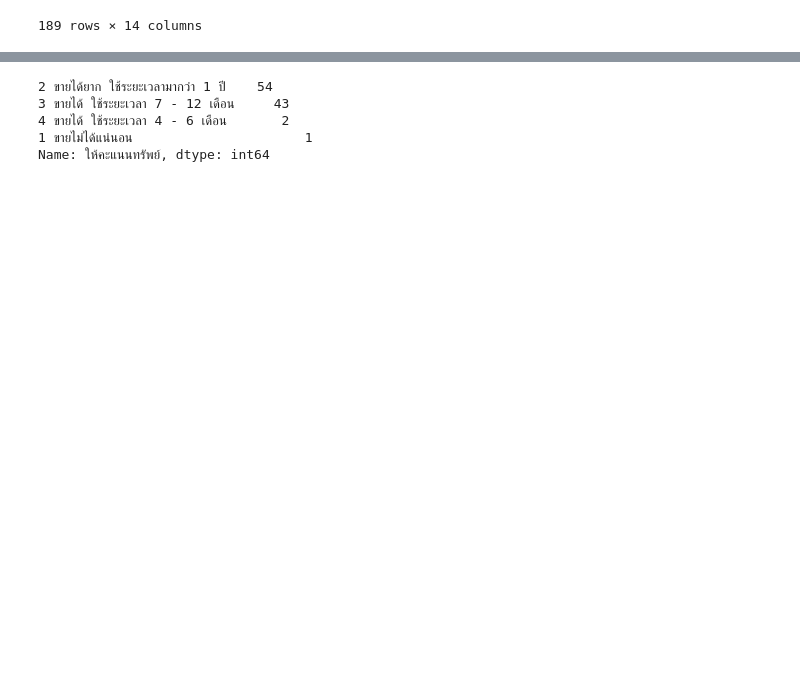
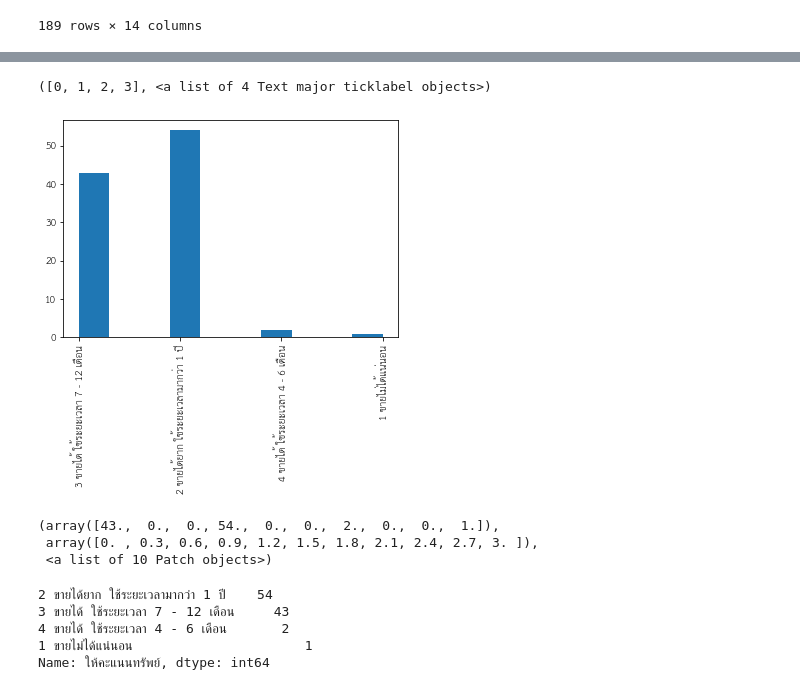
Before and after one commit to Aomaphisara/bsc_dpdm22, a Jupyter notebook: [dataprep1].ipynb, the cells around one changed output, grey strips where cells are left out. Saved outputs shown, nothing was run; the diff lists cells and outputs as text; code cells hidden in the pictures; blank space fills up the shorter version.

```diff
--- a/[dataprep1].ipynb
+++ b/[dataprep1].ipynb
@@ -109,3 +107,15 @@ est111
+# %%
+ret1_score = plt.hist(est1['ให้คะแนนทรัพย์'])
+plt.xticks(rotation='vertical')
+# %% [output]
+([0, 1, 2, 3], <a list of 4 Text major ticklabel objects>)
+[figure, added]
+# %%
+ret1_score
+# %% [output]
+(array([43.,  0.,  0., 54.,  0.,  0.,  2.,  0.,  0.,  1.]),
+ array([0. , 0.3, 0.6, 0.9, 1.2, 1.5, 1.8, 2.1, 2.4, 2.7, 3. ]),
+ <a list of 10 Patch objects>)
 # %%
 est1['ให้คะแนนทรัพย์'].value_counts()
 # %% [output]
```
Also changed, not shown: parts of 82 cells of this notebook.
